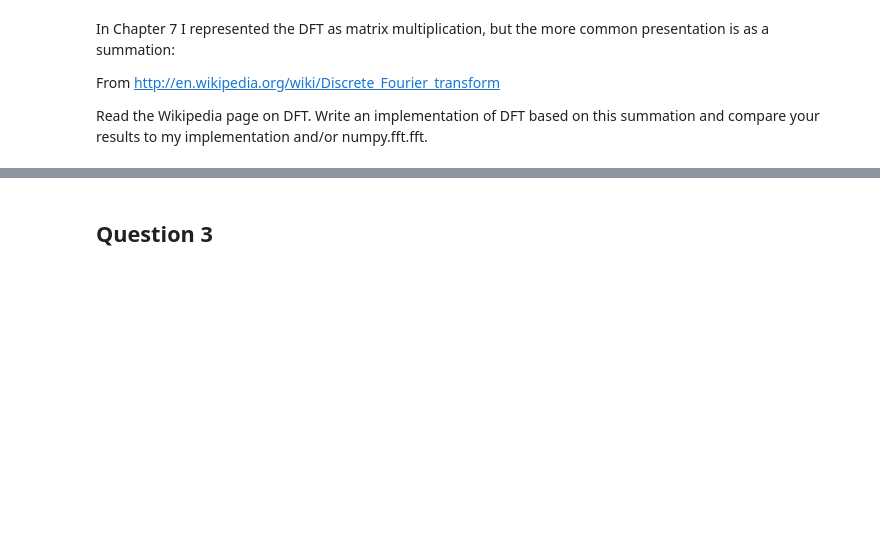
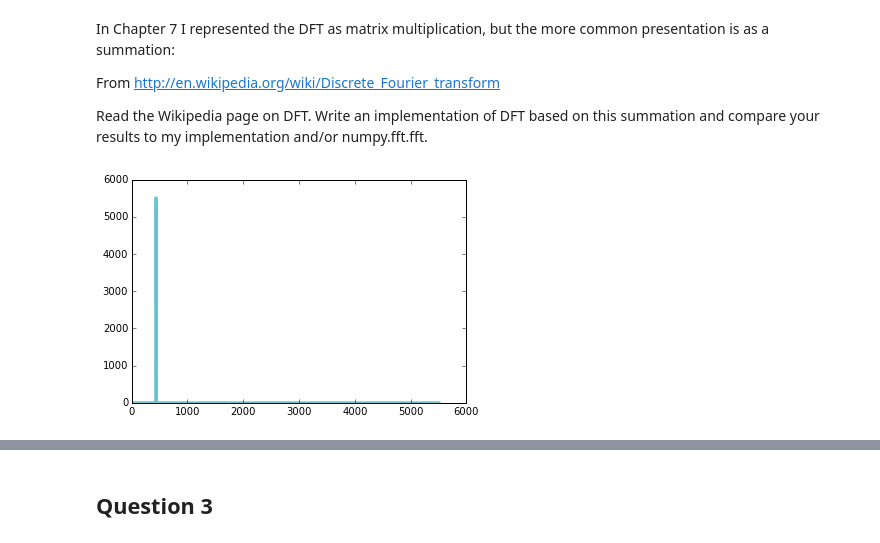
Before and after one commit to megsaysrawr/ThinkDSP, a Jupyter notebook: code/ps04.ipynb, the cells around one changed output, grey strips where cells are left out. Drawn from its saved outputs; the diff is of its cells as text; code cells hidden in the pictures; blank space fills up the shorter version.

```diff
--- a/code/ps04.ipynb
+++ b/code/ps04.ipynb
@@ -80,0 +92,21 @@ derp = dct_summation(ys)
+# %%
+def my_dft(ys):
+    N = ys.shape[0]   # shape is like len but faster!
+    n = numpy.arange(N)
+    k = n.reshape((N,1))
+    M = numpy.exp(-1j * PI2 * k * n / N)
+    amps = numpy.dot(M, ys)
+    return amps
+
+signal = thinkdsp.SinSignal()
+wave = signal.make_wave()
+framerate = wave.framerate
+amps_my = my_dft(wave.ys)
+spectrum = wave.make_spectrum()
+spectrum_my = thinkdsp.Spectrum(amps_my, framerate)
+amps_numpy = numpy.fft.fft(wave.ys)
+spectrum_numpy = thinkdsp.Spectrum(amps_numpy, framerate)
+# %%
+spectrum.plot()
+# %% [output]
+[figure, added]
```
Also changed, not shown: parts of 22 cells of this notebook.
